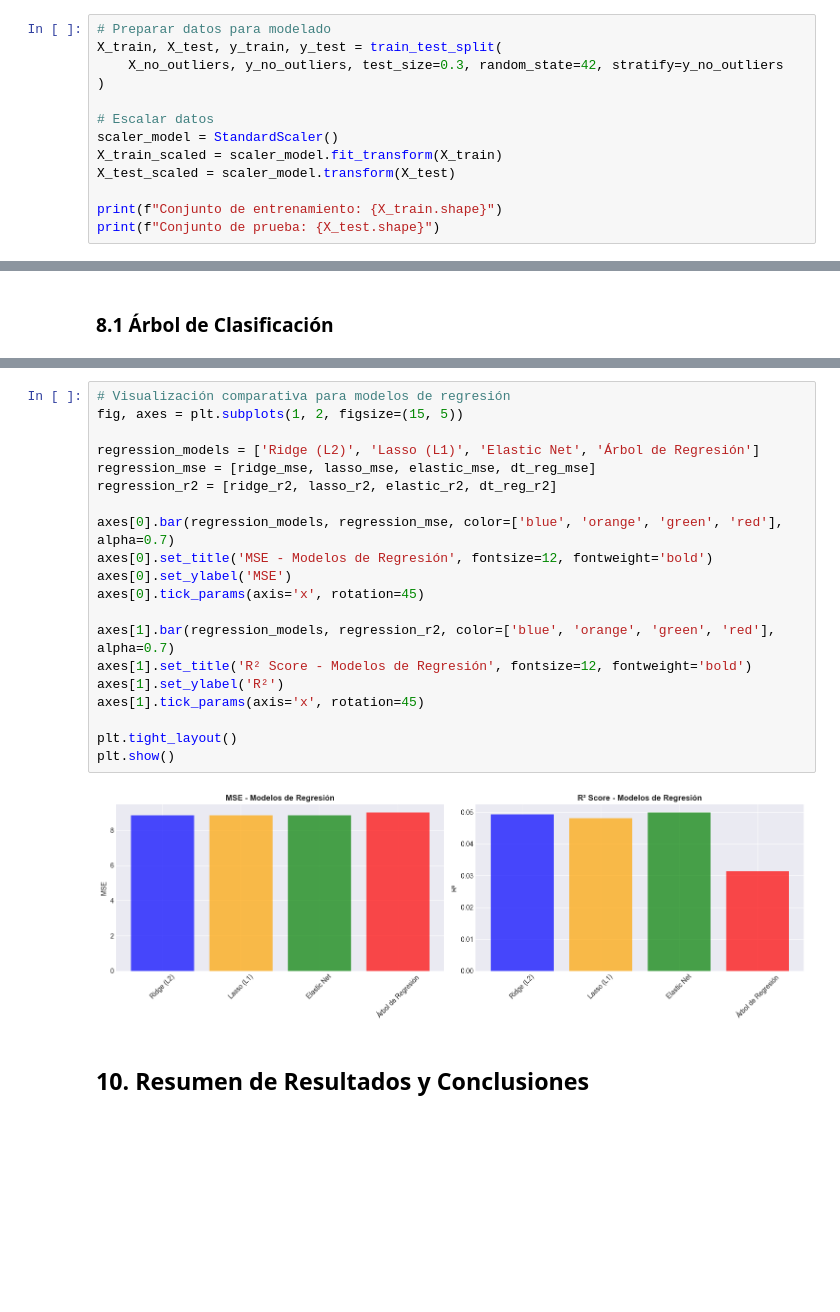
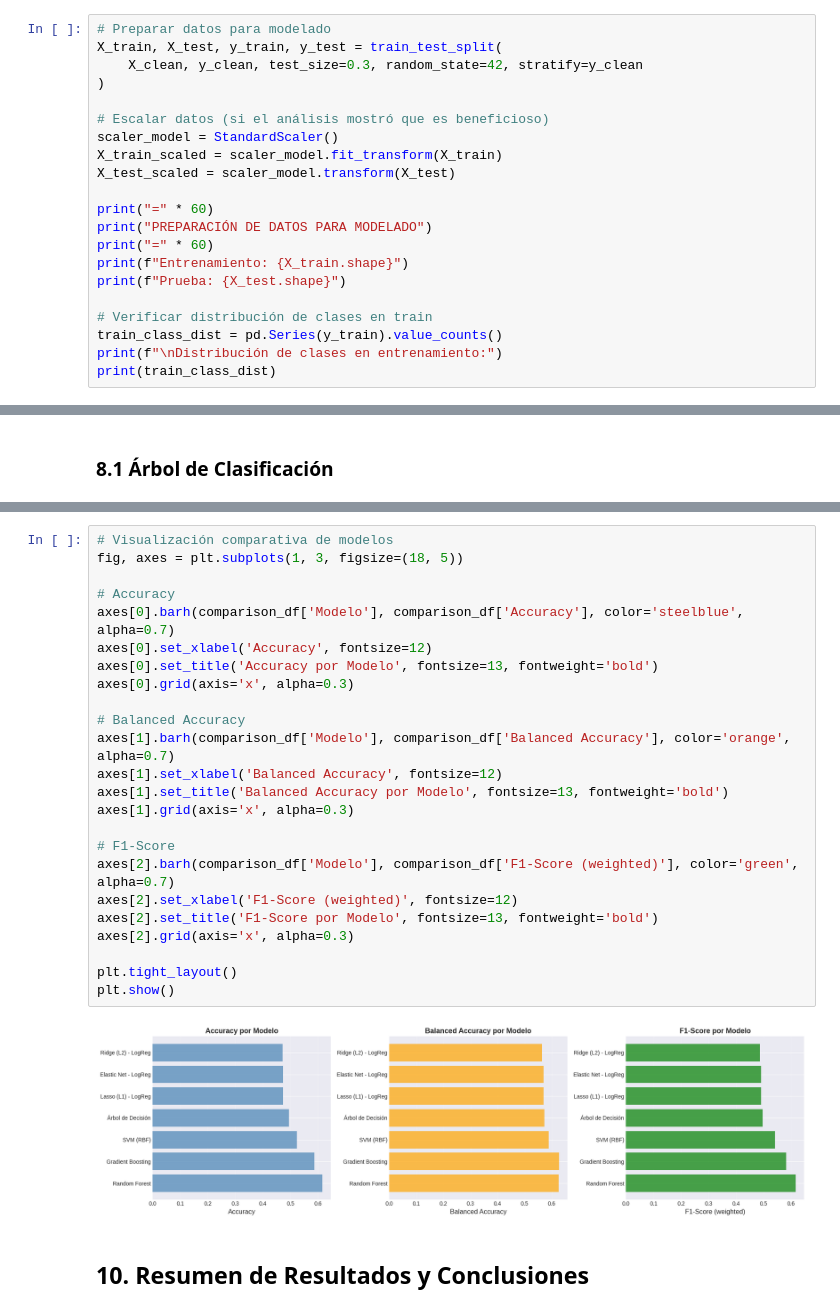
Before and after one commit to ManuelMH16/ML_ProyectoFinalDB2, a Jupyter notebook: yeast_ml_analysis.ipynb, the cells around one changed output, grey strips where cells are left out. Saved outputs shown, nothing was run; the diff lists cells and outputs as text; blank space fills up the shorter version.

```diff
--- a/yeast_ml_analysis.ipynb
+++ b/yeast_ml_analysis.ipynb
@@ -648,14 +709,22 @@ plt.show()
 # %%
 # Preparar datos para modelado
 X_train, X_test, y_train, y_test = train_test_split(
-    X_no_outliers, y_no_outliers, test_size=0.3, random_state=42, stratify=y_no_outliers
+    X_clean, y_clean, test_size=0.3, random_state=42, stratify=y_clean
 )
 
-# Escalar datos
+# Escalar datos (si el análisis mostró que es beneficioso)
 scaler_model = StandardScaler()
 X_train_scaled = scaler_model.fit_transform(X_train)
 X_test_scaled = scaler_model.transform(X_test)
 
-print(f"Conjunto de entrenamiento: {X_train.shape}")
-print(f"Conjunto de prueba: {X_test.shape}")
+print("=" * 60)
+print("PREPARACIÓN DE DATOS PARA MODELADO")
+print("=" * 60)
+print(f"Entrenamiento: {X_train.shape}")
+print(f"Prueba: {X_test.shape}")
+
+# Verificar distribución de clases en train
+train_class_dist = pd.Series(y_train).value_counts()
+print(f"\nDistribución de clases en entrenamiento:")
+print(train_class_dist)
 # %% [output]
@@ -999,25 +1176,29 @@ COMPARATIVA FINAL DE TODOS LOS MODELOS
 # %%
-# Visualización comparativa para modelos de regresión
-fig, axes = plt.subplots(1, 2, figsize=(15, 5))
+# Visualización comparativa de modelos
+fig, axes = plt.subplots(1, 3, figsize=(18, 5))
 
-regression_models = ['Ridge (L2)', 'Lasso (L1)', 'Elastic Net', 'Árbol de Regresión']
-regression_mse = [ridge_mse, lasso_mse, elastic_mse, dt_reg_mse]
-regression_r2 = [ridge_r2, lasso_r2, elastic_r2, dt_reg_r2]
+# Accuracy
+axes[0].barh(comparison_df['Modelo'], comparison_df['Accuracy'], color='steelblue', alpha=0.7)
+axes[0].set_xlabel('Accuracy', fontsize=12)
+axes[0].set_title('Accuracy por Modelo', fontsize=13, fontweight='bold')
+axes[0].grid(axis='x', alpha=0.3)
 
-axes[0].bar(regression_models, regression_mse, color=['blue', 'orange', 'green', 'red'], alpha=0.7)
-axes[0].set_title('MSE - Modelos de Regresión', fontsize=12, fontweight='bold')
-axes[0].set_ylabel('MSE')
-axes[0].tick_params(axis='x', rotation=45)
+# Balanced Accuracy
+axes[1].barh(comparison_df['Modelo'], comparison_df['Balanced Accuracy'], color='orange', alpha=0.7)
+axes[1].set_xlabel('Balanced Accuracy', fontsize=12)
+axes[1].set_title('Balanced Accuracy por Modelo', fontsize=13, fontweight='bold')
+axes[1].grid(axis='x', alpha=0.3)
 
-axes[1].bar(regression_models, regression_r2, color=['blue', 'orange', 'green', 'red'], alpha=0.7)
-axes[1].set_title('R² Score - Modelos de Regresión', fontsize=12, fontweight='bold')
-axes[1].set_ylabel('R²')
-axes[1].tick_params(axis='x', rotation=45)
+# F1-Score
+axes[2].barh(comparison_df['Modelo'], comparison_df['F1-Score (weighted)'], color='green', alpha=0.7)
+axes[2].set_xlabel('F1-Score (weighted)', fontsize=12)
+axes[2].set_title('F1-Score por Modelo', fontsize=13, fontweight='bold')
+axes[2].grid(axis='x', alpha=0.3)
 
 plt.tight_layout()
 plt.show()
 # %% [output]
-[figure, old version]
+[figure, new version]
 # %% [markdown]
 ## 10. Resumen de Resultados y Conclusiones
 # %%
```
Also changed, not shown: parts of 53 cells of this notebook, 2 other files.
